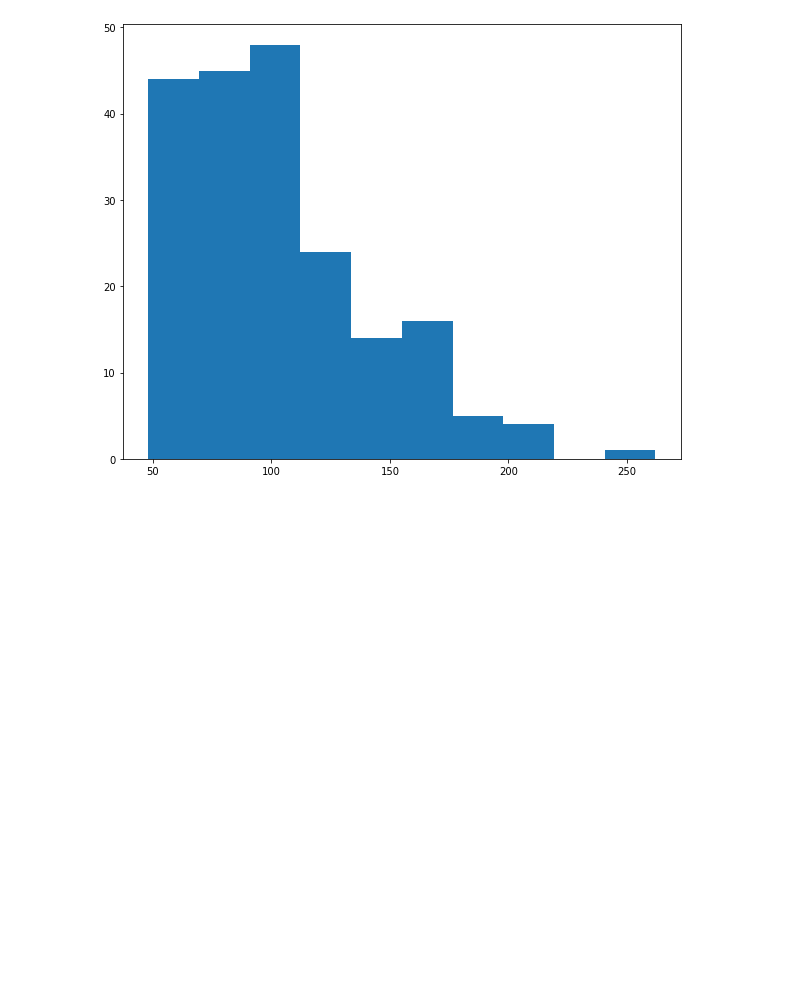
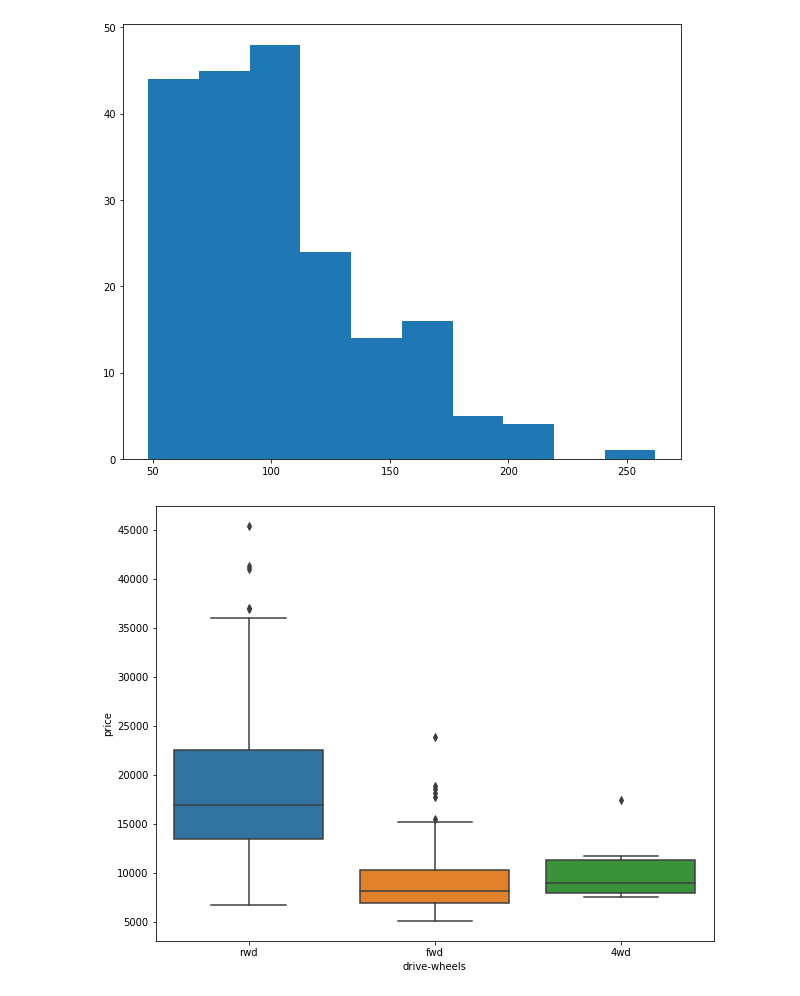
Before and after one commit to obeabi/Automobile_Data_Set, a Jupyter notebook: Auto_V2.ipynb, the cells around one changed output. Cells and saved outputs as stored; diff of their text form; code cells hidden in the pictures; blank space fills up the shorter version.

```diff
--- a/Auto_V2.ipynb
+++ b/Auto_V2.ipynb
@@ -277,3 +290,8 @@ plt.hist(df['horsepower'])
         240.6, 262. ]),
  <a list of 10 Patch objects>)
 [figure]
+# %%
+sns.boxplot(x = 'drive-wheels', y = 'price', data = df)
+plt.show()
+# %% [output]
+[figure, added]
```
Also changed, not shown: parts of 2 cells of this notebook.
